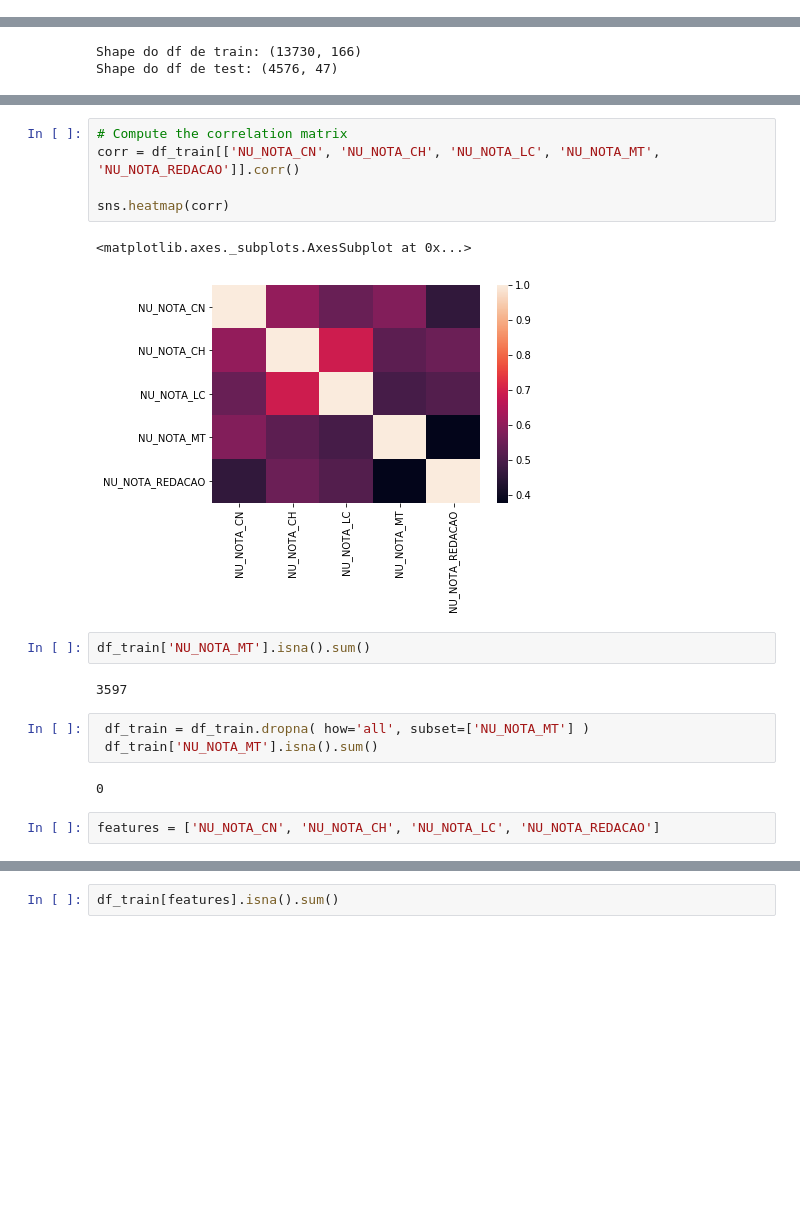
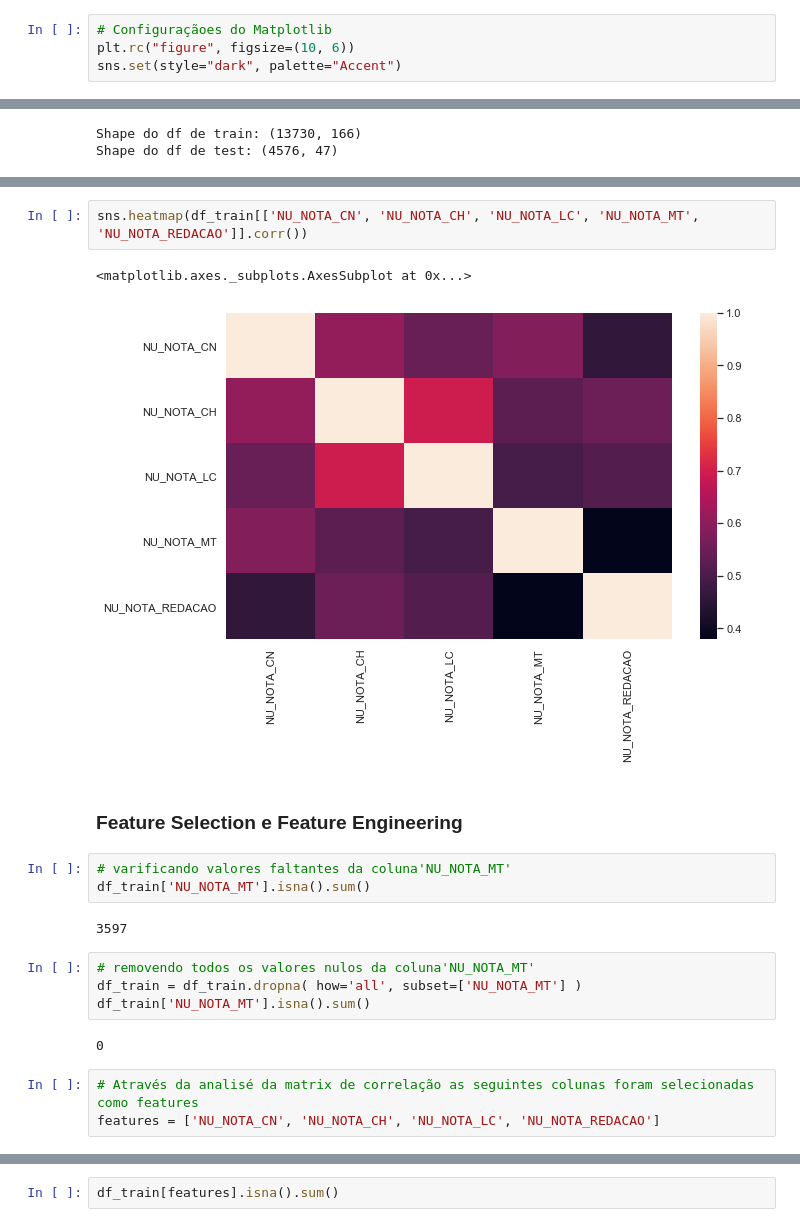
Before and after one commit to ivanferreirajr/aceleradev-ds, a Jupyter notebook: desafio-06/main.ipynb, the cells around one changed output, grey strips where cells are left out. Cells and saved outputs as stored; diff of their text form; blank space fills up the shorter version.

```diff
--- a/desafio-06/main.ipynb
+++ b/desafio-06/main.ipynb
@@ -6 +14,5 @@ import seaborn as sns
 from sklearn.ensemble import RandomForestRegressor
+# %%
+# Configuraçãoes do Matplotlib
+plt.rc("figure", figsize=(10, 6))
+sns.set(style="dark", palette="Accent")
@@ -69,22 +69,24 @@ Kurtosis: 1.4225025820577502
 # %%
-# Compute the correlation matrix
-corr = df_train[['NU_NOTA_CN', 'NU_NOTA_CH', 'NU_NOTA_LC', 'NU_NOTA_MT', 'NU_NOTA_REDACAO']].corr()
-
-sns.heatmap(corr)
+sns.heatmap(df_train[['NU_NOTA_CN', 'NU_NOTA_CH', 'NU_NOTA_LC', 'NU_NOTA_MT', 'NU_NOTA_REDACAO']].corr())
 # %% [output]
 <matplotlib.axes._subplots.AxesSubplot at 0x...>
-[figure, old version]
+[figure, new version]
-# %%
-df_train['NU_NOTA_MT'].isna().sum()
-# %% [output]
-3597
+# %% [markdown]
+### Feature Selection e Feature Engineering
+# %%
+# varificando valores faltantes da coluna'NU_NOTA_MT'
+df_train['NU_NOTA_MT'].isna().sum()
+# %% [output]
+3597
 # %%
- df_train = df_train.dropna( how='all', subset=['NU_NOTA_MT'] )
- df_train['NU_NOTA_MT'].isna().sum()
+# removendo todos os valores nulos da coluna'NU_NOTA_MT'
+df_train = df_train.dropna( how='all', subset=['NU_NOTA_MT'] )
+df_train['NU_NOTA_MT'].isna().sum()
 # %% [output]
 0
-# %%
-features = ['NU_NOTA_CN', 'NU_NOTA_CH', 'NU_NOTA_LC', 'NU_NOTA_REDACAO']
+# %%
+# Através da analisé da matrix de correlação as seguintes colunas foram selecionadas como features
+features = ['NU_NOTA_CN', 'NU_NOTA_CH', 'NU_NOTA_LC', 'NU_NOTA_REDACAO']
 # %%
 sns.boxplot(data=df_train[features])
 # %% [output]
```
Also changed, not shown: parts of 17 cells of this notebook, 1 other file.
